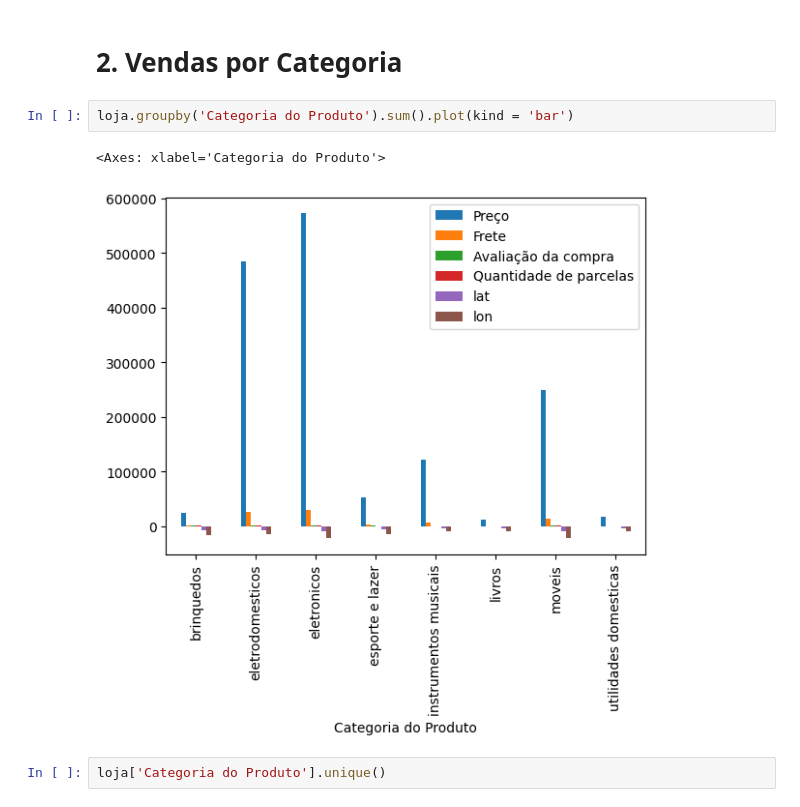
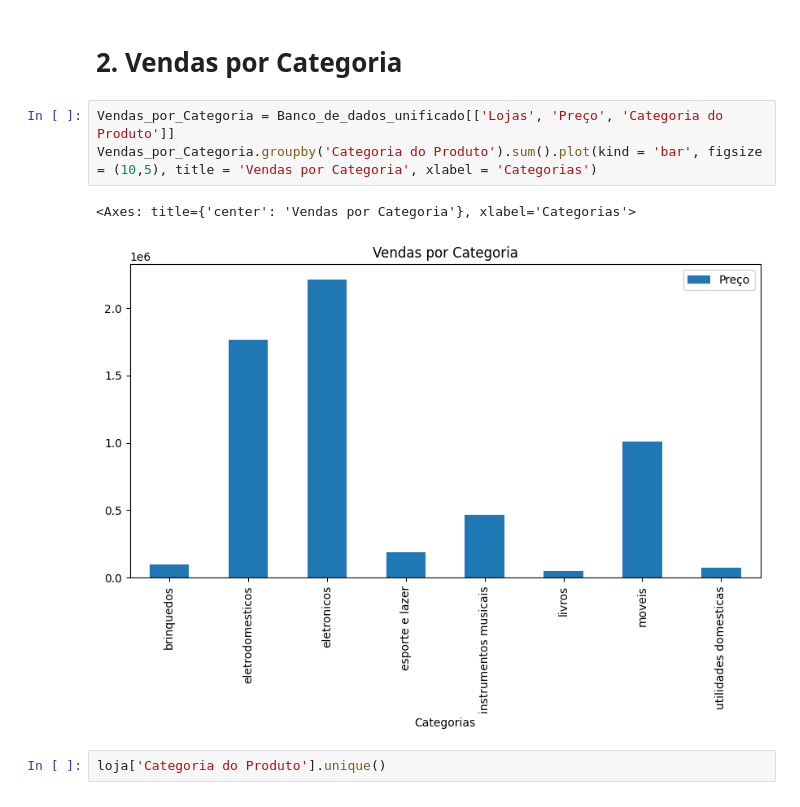
Before and after one commit to fggrava/Challenge_ONE_Data_Science_Alura_Store, a Jupyter notebook: AluraStoreBr.ipynb, the cells around one changed output. Cells and saved outputs as stored; diff of their text form.

```diff
--- a/AluraStoreBr.ipynb
+++ b/AluraStoreBr.ipynb
@@ -110,10 +110,11 @@ See the caveats in the documentation: https://pandas.pydata.org/pandas-docs/stab
 # %% [markdown]
 # 2. Vendas por Categoria
 # %%
-loja.groupby('Categoria do Produto').sum().plot(kind = 'bar')
+Vendas_por_Categoria = Banco_de_dados_unificado[['Lojas', 'Preço', 'Categoria do Produto']]
+Vendas_por_Categoria.groupby('Categoria do Produto').sum().plot(kind = 'bar', figsize = (10,5), title = 'Vendas por Categoria', xlabel = 'Categorias')
 # %% [output]
-<Axes: xlabel='Categoria do Produto'>
+<Axes: title={'center': 'Vendas por Categoria'}, xlabel='Categorias'>
-[figure, old version]
+[figure, new version]
 # %%
 loja['Categoria do Produto'].unique()
 # %% [output]
```
Also changed, not shown: parts of 9 cells of this notebook.
